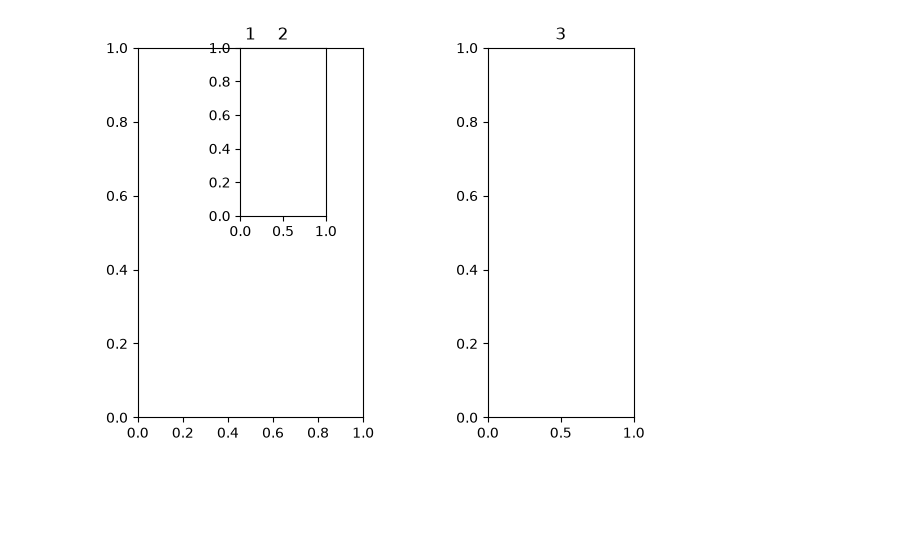
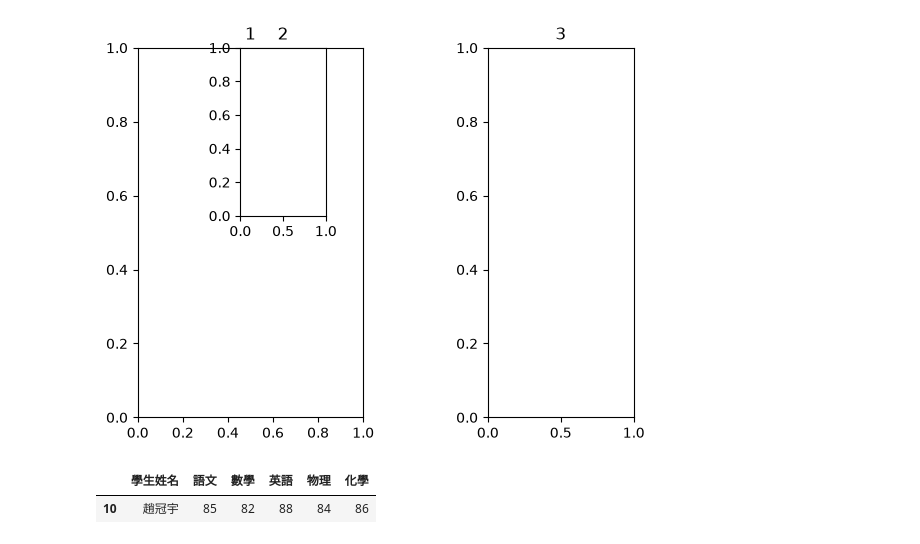
Before and after one commit to snaizhang-sys/_python, a Jupyter notebook: 0613/lesson3.ipynb, the cells around one changed output. Drawn from its saved outputs; the diff is of its cells as text; code cells hidden in the pictures; blank space fills up the shorter version.

```diff
--- a/0613/lesson3.ipynb
+++ b/0613/lesson3.ipynb
@@ -82,3 +82,12 @@ ax_3.set_title('3')  #圖的標題
 plt.show()
 # %% [output]
 [figure]
+# %%
+import pandas as pd
+
+df = pd.read_csv("考試分數_3年6班.csv")
+df[df["學生姓名"] == "趙冠宇"]
+#print(zhao)
+# %% [output]
+|  | 學生姓名 | 語文 | 數學 | 英語 | 物理 | 化學 |
+| 10 | 趙冠宇 | 85 | 82 | 88 | 84 | 86 |
```
Also changed, not shown: parts of 4 cells of this notebook, 3 other files.
